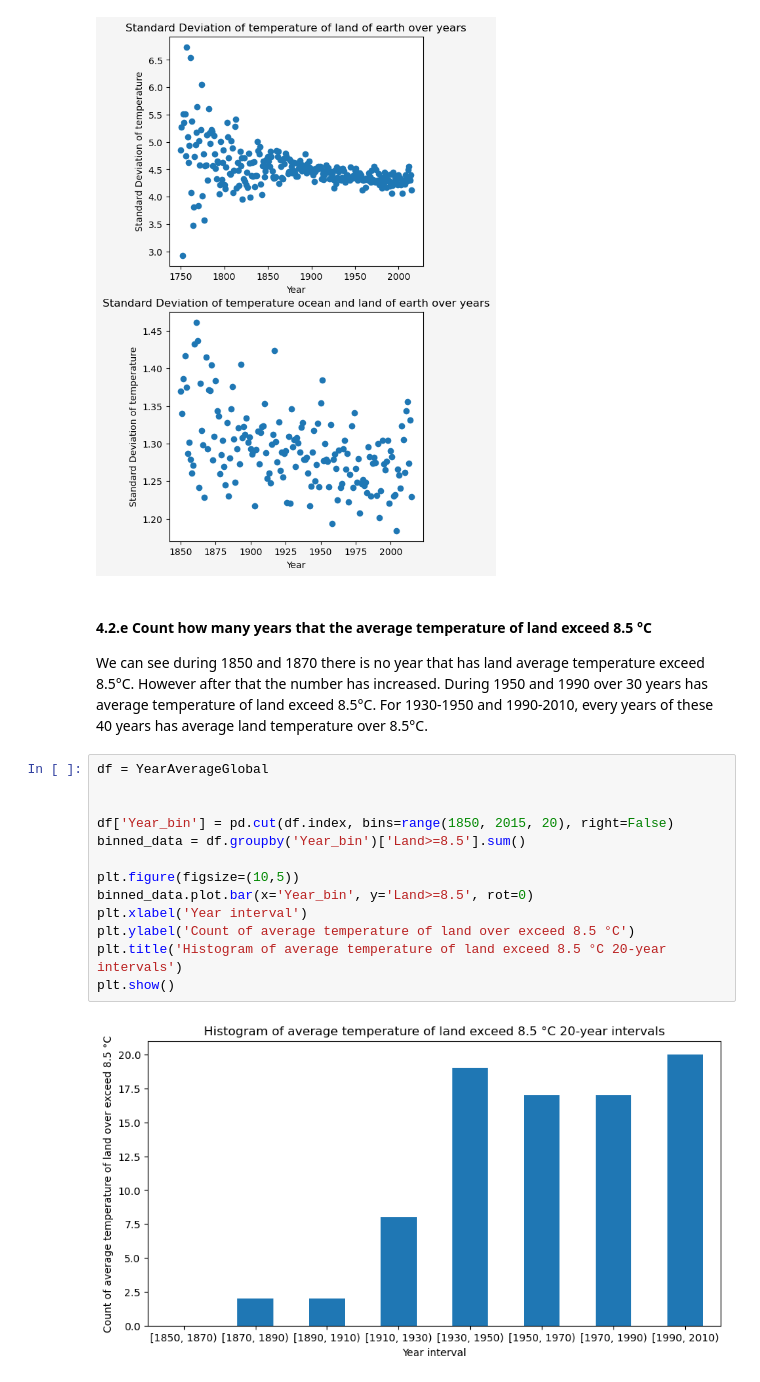
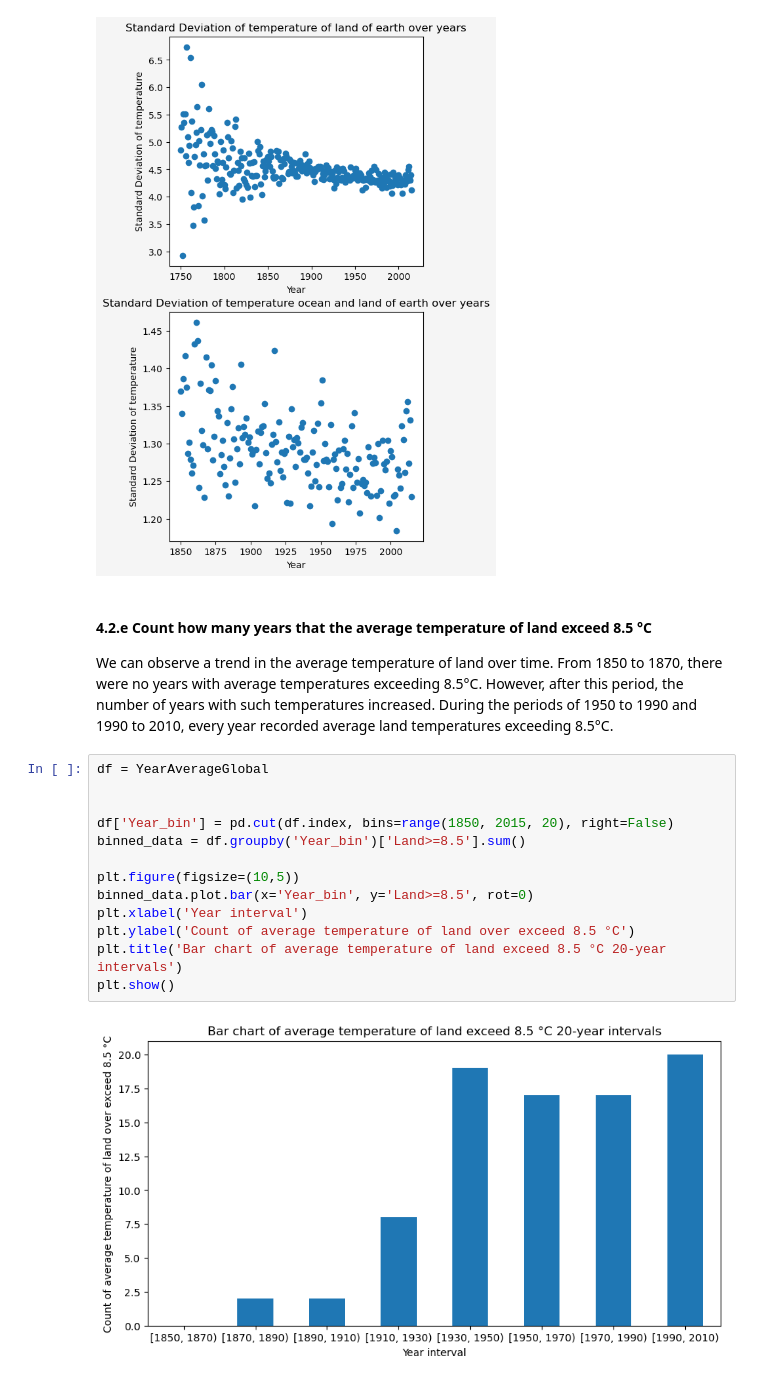
Before and after one commit to XinyangNick/ECO225-Project-1, a Jupyter notebook: Project One Xinyang.ipynb, the cells around one changed output. Cells and saved outputs as stored; diff of their text form.

```diff
--- a/Project One Xinyang.ipynb
+++ b/Project One Xinyang.ipynb
@@ -681,21 +681,21 @@ Text(0.5, 1.0, 'Standard Deviation of temperature ocean and land of earth over y
 [figure]
 # %% [markdown]
 #### 4.2.e Count how many years that the average temperature of land exceed 8.5 °C
-We can see during 1850 and 1870 there is no year that has land average temperature exceed 8.5°C. However after that the number has increased. During 1950 and 1990 over 30 years has average temperature of land exceed 8.5°C. For 1930-1950 and 1990-2010, every years of these 40 years has average land temperature over 8.5°C.
+We can observe a trend in the average temperature of land over time. From 1850 to 1870, there were no years with average temperatures exceeding 8.5°C. However, after this period, the number of years with such temperatures increased. During the periods of 1950 to 1990 and 1990 to 2010, every year recorded average land temperatures exceeding 8.5°C.
 # %%
 df = YearAverageGlobal
 
 
 df['Year_bin'] = pd.cut(df.index, bins=range(1850, 2015, 20), right=False)
 binned_data = df.groupby('Year_bin')['Land>=8.5'].sum()
 
 plt.figure(figsize=(10,5))
 binned_data.plot.bar(x='Year_bin', y='Land>=8.5', rot=0)
 plt.xlabel('Year interval')
 plt.ylabel('Count of average temperature of land over exceed 8.5 °C')
-plt.title('Histogram of average temperature of land exceed 8.5 °C 20-year intervals')
+plt.title('Bar chart of average temperature of land exceed 8.5 °C 20-year intervals')
 plt.show()
 # %% [output]
-[figure, old version]
+[figure, new version]
 # %% [markdown]
 #### 4.2.f Count how many years that the average temperature of land plus ocean exceed 15.5 °C
```
Also changed, not shown: parts of 27 cells of this notebook.
